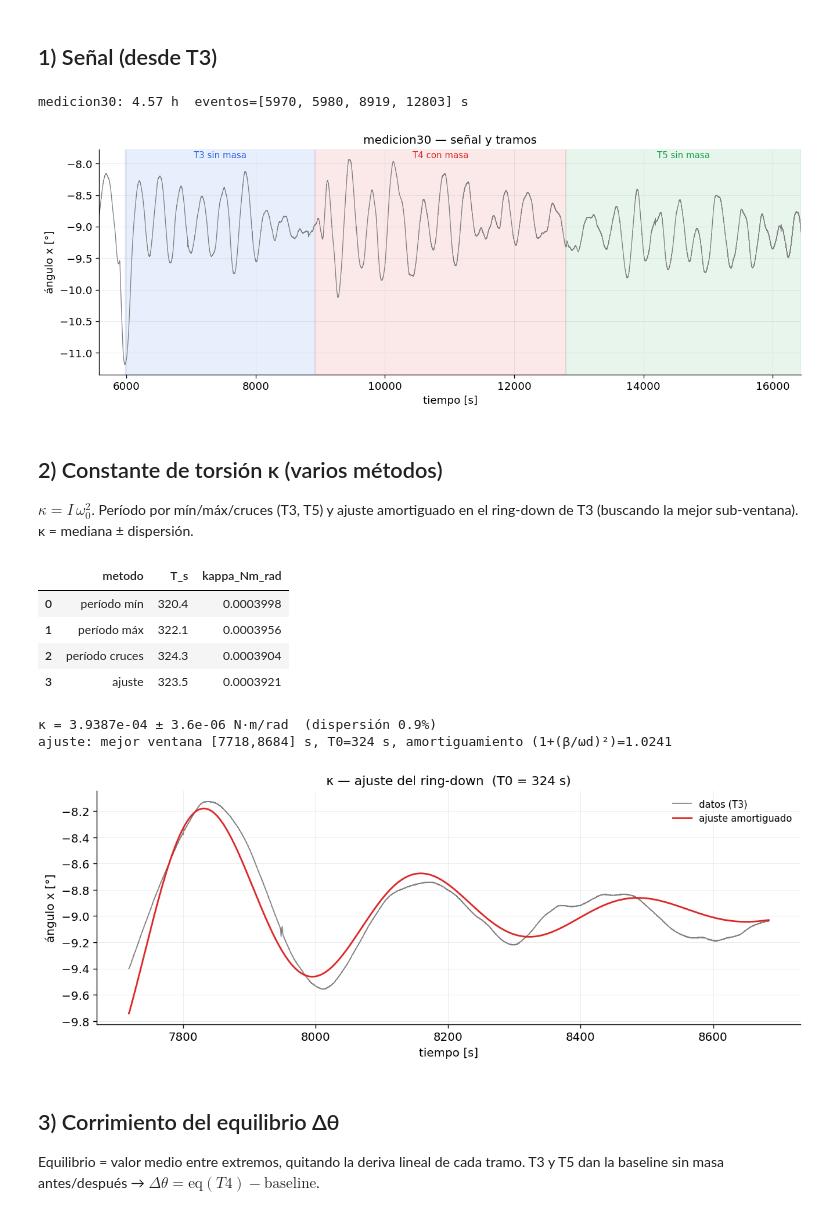
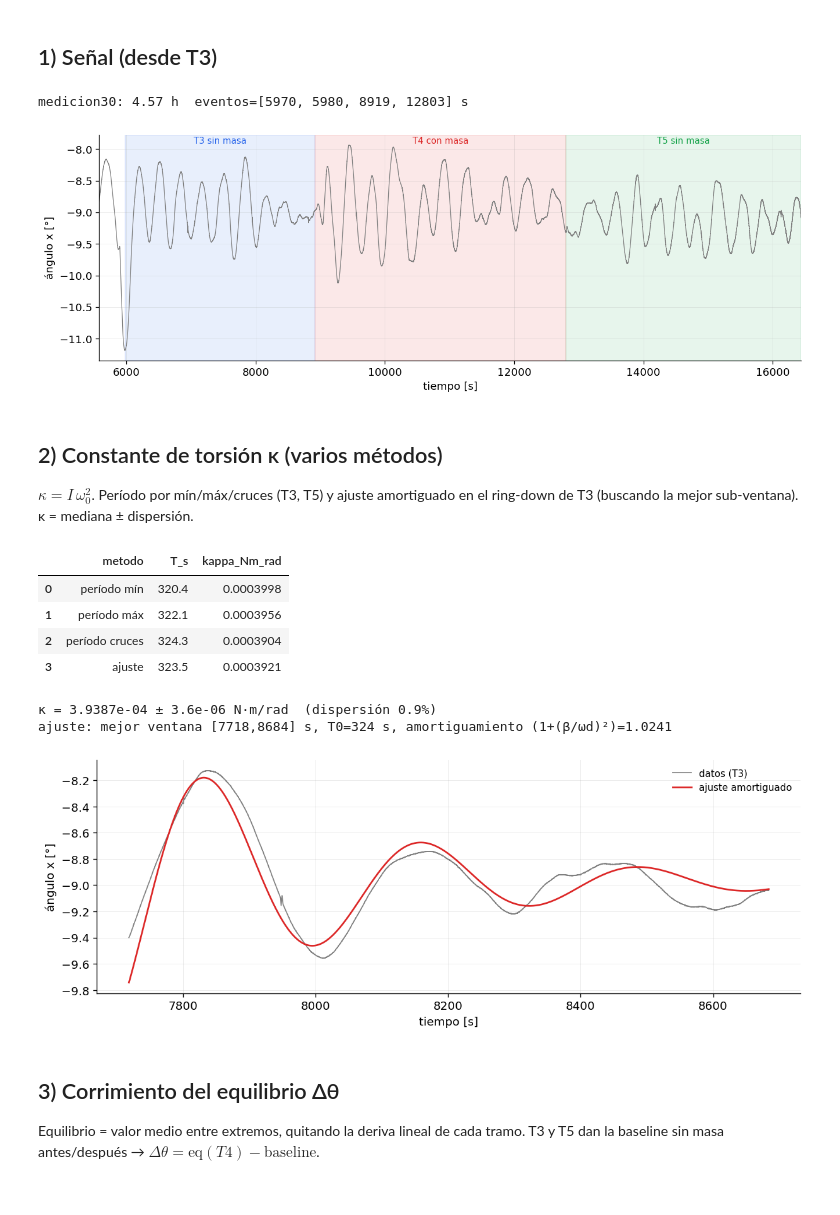
Before and after one commit to lennystratas/labo-4-2026, a Jupyter notebook: CAVENDISH/Análisis/cavendish_G.ipynb, the cells around one changed output. Saved outputs shown, nothing was run; the diff lists cells and outputs as text; code cells hidden in the pictures.

```diff
--- a/CAVENDISH/Análisis/cavendish_G.ipynb
+++ b/CAVENDISH/Análisis/cavendish_G.ipynb
@@ -270,22 +270,22 @@ I_colgado = 1.0398 kg·m²
 # %%
 m = load_medicion(NOMBRE); th = a_rad(m["x_mm"], m["L_mm"]); t = m["t"]; ev = m["events"]
 cfg = MEDICIONES[NOMBRE]
 tramos = [("T3 sin masa", cfg["sin_masa"]["win"], C_T3), ("T4 con masa", cfg["con_masa"]["win"], C_T4),
           ("T5 sin masa", cfg["sin_masa_2"]["win"], C_T5)]
 T0 = cfg["sin_masa"]["win"][0] - 400
 mv = t >= T0
 print(f"{NOMBRE}: {t[-1]/3600:.2f} h  eventos={[round(e) for e in ev]} s")
 
 fig, ax = plt.subplots(figsize=(13, 4.2))
 ax.plot(t[mv], np.degrees(th[mv]), lw=0.8, color="0.5")
 for nom, (a, b), c in tramos:
     ax.axvspan(a, b, alpha=0.10, color=c)
     ax.text((a+b)/2, np.degrees(th[mv]).max(), nom, ha="center", va="bottom", fontsize=9, color=c)
 ax.set_xlim(T0, t[-1]); ax.set_xlabel("tiempo [s]"); ax.set_ylabel("ángulo x [°]")
-ax.set_title(f"{NOMBRE} — señal y tramos"); fig.savefig(FIGS / "30_senal.png"); plt.show()
+fig.savefig(FIGS / "30_senal.png"); plt.show()
 # %% [output]
 medicion30: 4.57 h  eventos=[5970, 5980, 8919, 12803] s
-[figure, old version]
+[figure, new version]
 # %% [markdown]
 ## 2) Constante de torsión κ (varios métodos)
 $\kappa=I\,\omega_0^2$. Período por mín/máx/cruces (T3, T5) y ajuste amortiguado en el ring-down de
@@ -312,7 +312,6 @@ fig, ax = plt.subplots(figsize=(12, 4))
 ax.plot(fit["t0"] + fit["tt"], np.degrees(fit["xx"]), lw=1.0, color="0.5", label="datos (T3)")
 ax.plot(fit["t0"] + fit["tt"], np.degrees(fit["fit"]), color=C_T4, lw=1.6, label="ajuste amortiguado")
 ax.set_xlabel("tiempo [s]"); ax.set_ylabel("ángulo x [°]"); ax.legend(loc="upper right")
-ax.set_title(f"κ — ajuste del ring-down  (T0 = {2*np.pi/fit['w0']:.0f} s)")
 fig.savefig(FIGS / "30_kappa_ajuste.png"); plt.show()
 # %% [output]
 |  | metodo | T_s | kappa_Nm_rad |
@@ -322,7 +321,7 @@ fig.savefig(FIGS / "30_kappa_ajuste.png"); plt.show()
 | 3 | ajuste | 323.5 | 0.0003921 |
 κ = 3.9387e-04 ± 3.6e-06 N·m/rad  (dispersión 0.9%)
 ajuste: mejor ventana [7718,8684] s, T0=324 s, amortiguamiento (1+(β/ωd)²)=1.0241
-[figure, old version]
+[figure, new version]
 # %% [markdown]
 ## 3) Corrimiento del equilibrio Δθ
 Equilibrio = valor medio entre extremos, quitando la deriva lineal de cada tramo. T3 y T5 dan la
```
Also changed, not shown: parts of 2 cells of this notebook, 4 other files.
